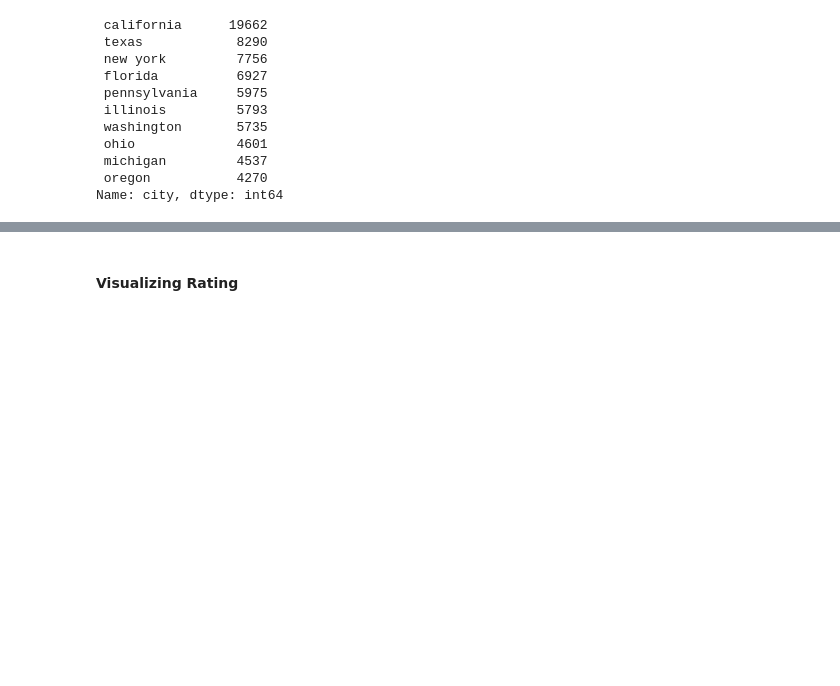
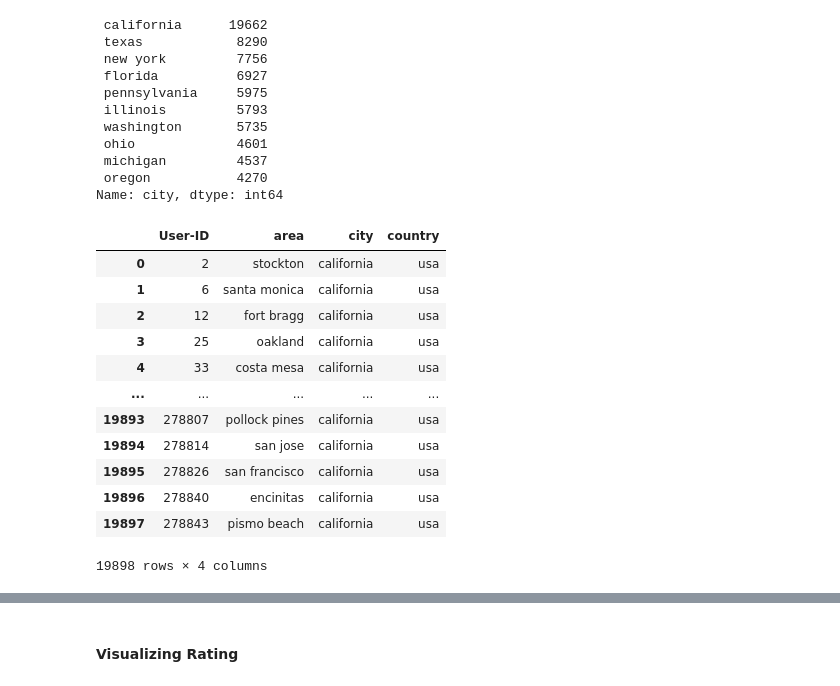
Before and after one commit to kunal-mallick/Book_Recommendation, a Jupyter notebook: Data Preprocessing & EDA/EDA.ipynb, the cells around one changed output, grey strips where cells are left out. Drawn from its saved outputs; the diff is of its cells as text; code cells hidden in the pictures; blank space fills up the shorter version.

```diff
--- a/Data Preprocessing & EDA/EDA.ipynb
+++ b/Data Preprocessing & EDA/EDA.ipynb
@@ -395,3 +395,24 @@ user_loc[user_loc['country'] == ' usa'].iloc[:,2].value_counts().head(10)
  michigan         4537
  oregon           4270
 Name: city, dtype: int64
+# %%
+california =  user_loc[user_loc['city'] == ' california']
+
+california.reset_index(inplace=True)
+california.drop(columns='index', inplace = True)
+
+california
+# %% [output]
+|  | User-ID | area | city | country |
+| 0 | 2 | stockton | california | usa |
+| 1 | 6 | santa monica | california | usa |
+| 2 | 12 | fort bragg | california | usa |
+| 3 | 25 | oakland | california | usa |
+| 4 | 33 | costa mesa | california | usa |
+| ... | ... | ... | ... | ... |
+| 19893 | 278807 | pollock pines | california | usa |
+| 19894 | 278814 | san jose | california | usa |
+| 19895 | 278826 | san francisco | california | usa |
+| 19896 | 278840 | encinitas | california | usa |
+| 19897 | 278843 | pismo beach | california | usa |
+19898 rows × 4 columns
```
Also changed, not shown: parts of 2 cells of this notebook.
